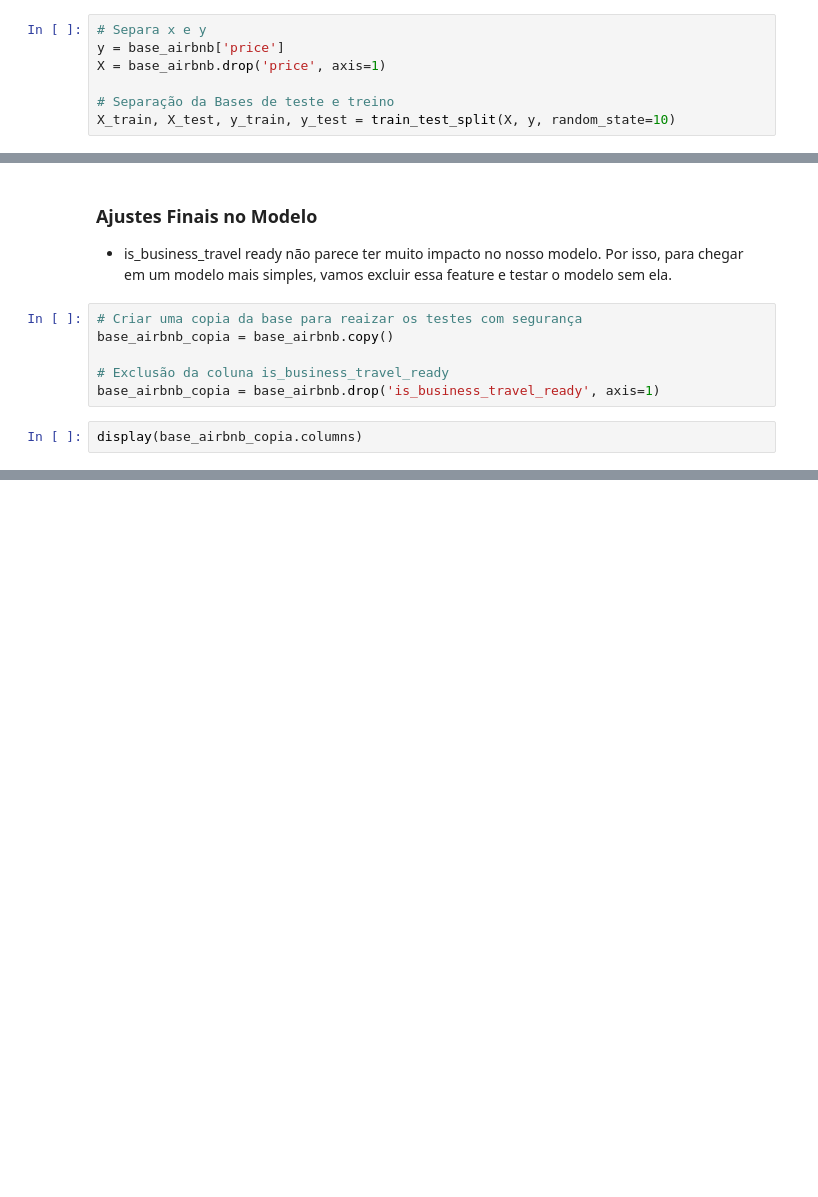
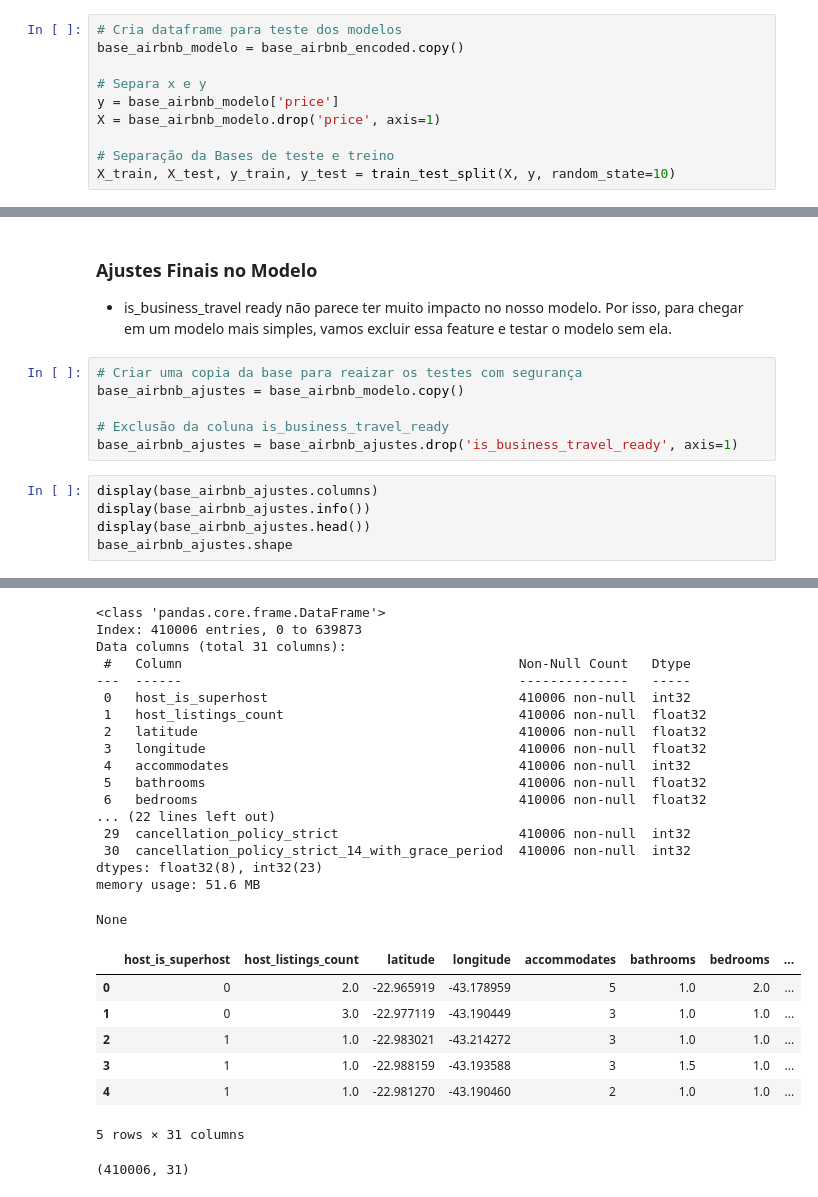
Before and after one commit to tamycprata/Projeto_ML_Airbnb_RJ, a Jupyter notebook: ML_Airbnb_Rio.ipynb, the cells around one changed output, grey strips where cells are left out. Cells and saved outputs as stored; diff of their text form; blank space fills up the shorter version.

```diff
--- a/ML_Airbnb_Rio.ipynb
+++ b/ML_Airbnb_Rio.ipynb
@@ -1201,9 +1255,12 @@ Assim, escolhemos esses 3 modelos. Existem dezenas, ou até centenas de modelos
 
 Mas na dúvida, esses 3 modelos que usamos aqui são bem bons para muitos problemas de Regressão.
 # %%
+# Cria dataframe para teste dos modelos
+base_airbnb_modelo = base_airbnb_encoded.copy()
+
 # Separa x e y
-y = base_airbnb['price']
-X = base_airbnb.drop('price', axis=1)
+y = base_airbnb_modelo['price']
+X = base_airbnb_modelo.drop('price', axis=1)
 
 # Separação da Bases de teste e treino
 X_train, X_test, y_train, y_test = train_test_split(X, y, random_state=10)
@@ -1367,25 +1766,54 @@ O modelo está fortemente centrado no que é visivelmente útil e mensurável pa
 - is_business_travel ready não parece ter muito impacto no nosso modelo. Por isso, para chegar em um modelo mais simples, vamos excluir essa feature e testar o modelo sem ela.
 # %%
 # Criar uma copia da base para reaizar os testes com segurança
-base_airbnb_copia = base_airbnb.copy()
+base_airbnb_ajustes = base_airbnb_modelo.copy()
 
 # Exclusão da coluna is_business_travel_ready
-base_airbnb_copia = base_airbnb.drop('is_business_travel_ready', axis=1)
+base_airbnb_ajustes = base_airbnb_ajustes.drop('is_business_travel_ready', axis=1)
 # %%
-display(base_airbnb_copia.columns)
+display(base_airbnb_ajustes.columns)
+display(base_airbnb_ajustes.info())
+display(base_airbnb_ajustes.head())
+base_airbnb_ajustes.shape
 # %% [output]
 Index(['host_is_superhost', 'host_listings_count', 'latitude', 'longitude',
        'accommodates', 'bathrooms', 'bedrooms', 'beds', 'price',
        'extra_people', 'minimum_nights', 'instant_bookable', 'ano', 'mes',
        'n_amenities', 'property_type_Apartment', 'property_type_Condominium',
        'property_type_House', 'property_type_Loft', 'property_type_Other',
        'property_type_Serviced apartment', 'room_type_Entire home/apt',
        'room_type_Hotel room', 'room_type_Private room',
        'room_type_Shared room', 'bed_type_Other_bed', 'bed_type_Real Bed',
        'cancellation_policy_flexible', 'cancellation_policy_moderate',
        'cancellation_policy_strict',
        'cancellation_policy_strict_14_with_grace_period'],
       dtype='object')
+<class 'pandas.core.frame.DataFrame'>
+Index: 410006 entries, 0 to 639873
+Data columns (total 31 columns):
+ #   Column                                           Non-Null Count   Dtype
+---  ------                                           --------------   -----
+ 0   host_is_superhost                                410006 non-null  int32
+ 1   host_listings_count                              410006 non-null  float32
+ 2   latitude                                         410006 non-null  float32
+ 3   longitude                                        410006 non-null  float32
+ 4   accommodates                                     410006 non-null  int32
+ 5   bathrooms                                        410006 non-null  float32
+ 6   bedrooms                                         410006 non-null  float32
+... (22 lines left out)
+ 29  cancellation_policy_strict                       410006 non-null  int32
+ 30  cancellation_policy_strict_14_with_grace_period  410006 non-null  int32
+dtypes: float32(8), int32(23)
+memory usage: 51.6 MB
+None
+|  | host_is_superhost | host_listings_count | latitude | longitude | accommodates | bathrooms | bedrooms | ... |
+| 0 | 0 | 2.0 | -22.965919 | -43.178959 | 5 | 1.0 | 2.0 | ... |
+| 1 | 0 | 3.0 | -22.977119 | -43.190449 | 3 | 1.0 | 1.0 | ... |
+| 2 | 1 | 1.0 | -22.983021 | -43.214272 | 3 | 1.0 | 1.0 | ... |
+| 3 | 1 | 1.0 | -22.988159 | -43.193588 | 3 | 1.5 | 1.0 | ... |
+| 4 | 1 | 1.0 | -22.981270 | -43.190460 | 2 | 1.0 | 1.0 | ... |
+5 rows × 31 columns
+(410006, 31)
 # %%
 # Resultado da machine learning sem a coluna is_business_travel_ready
 
```
Also changed, not shown: parts of 69 cells of this notebook.
